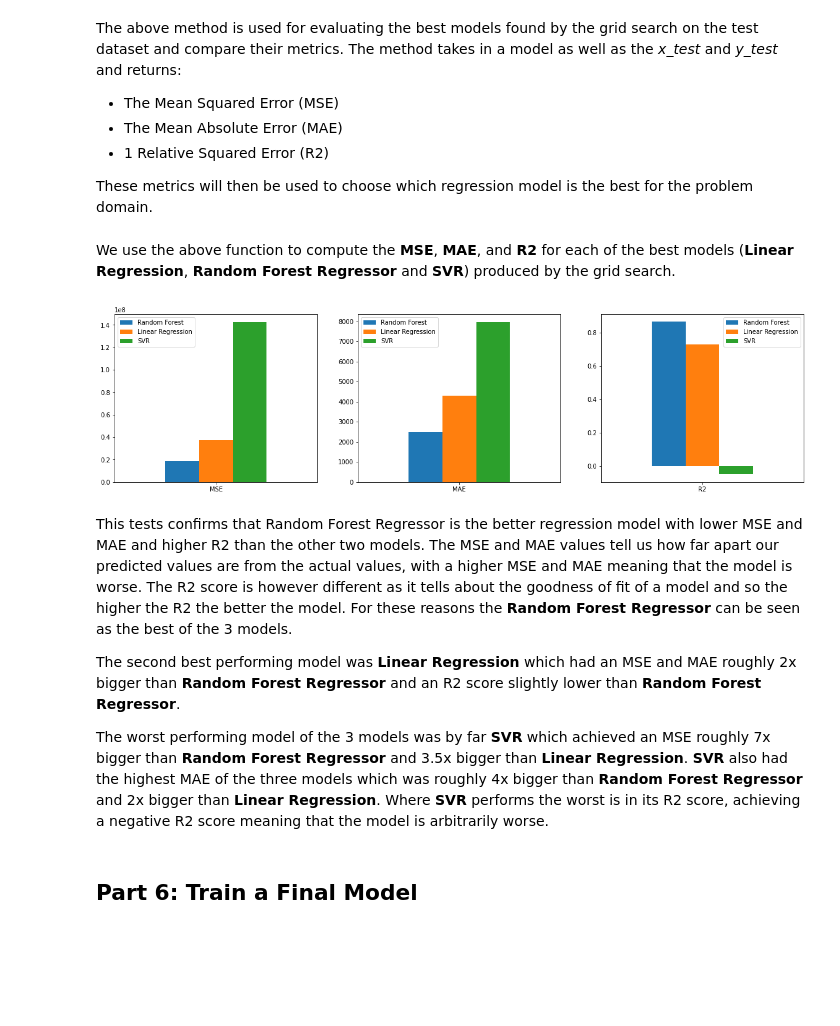
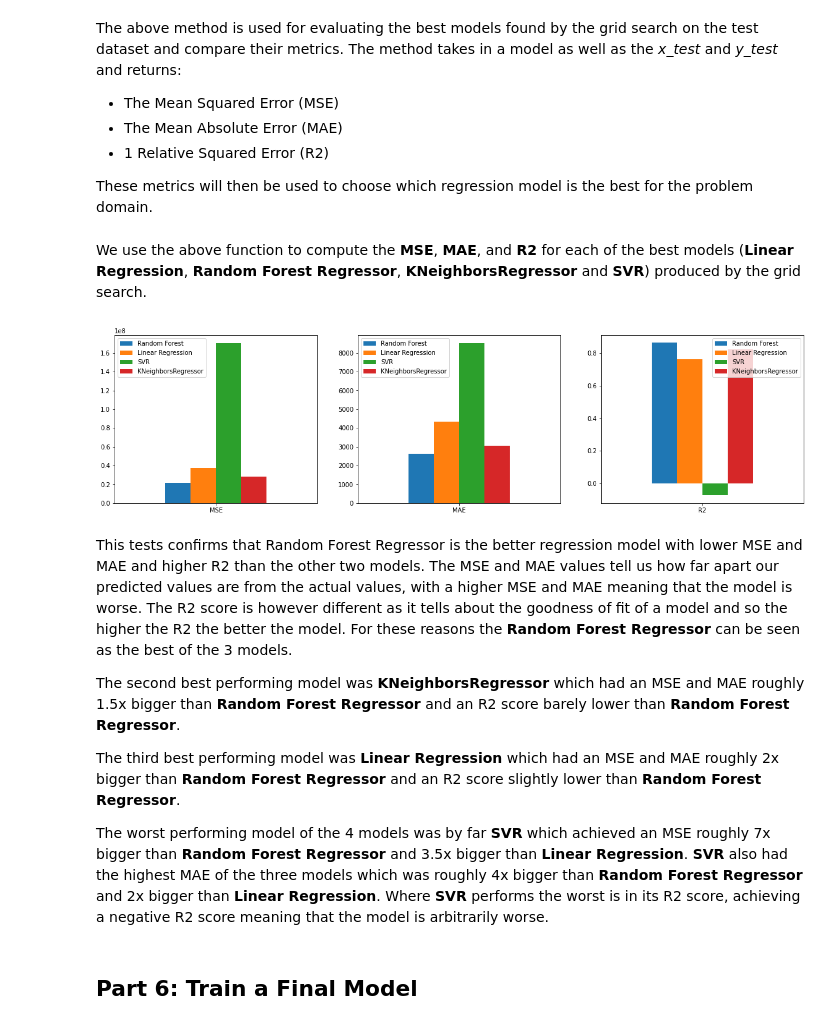
Before and after one commit to seanmorrissey98/DataMining, a Jupyter notebook: Etivity5/etivity5.ipynb, the cells around one changed output. Saved outputs shown, nothing was run; the diff lists cells and outputs as text; code cells hidden in the pictures; blank space fills up the shorter version.

Commit message:
Added KNR regression model

```diff
--- a/Etivity5/etivity5.ipynb
+++ b/Etivity5/etivity5.ipynb
@@ -411,0 +417,4 @@ It also shows that the best **dimensionality reduction** method for `SVR` was Re
+# %%
+pipe = Pipeline(steps=[('preprocess', preprocess_pipeline),
+                       ('reduce_dim', 'passthrough'),
+                       ('regresson', KNeighborsRegressor())])
@@ -437,29 +495,32 @@ These metrics will then be used to choose which regression model is the best for
 RF_mse, RF_mae, RF_r2 = evaluate_model(X_test, y_test, RF_best_model)
 LR_mse, LR_mae, LR_r2 = evaluate_model(X_test, y_test, LR_best_model)
 SVR_mse, SVR_mae, SVR_r2 = evaluate_model(X_test, y_test, SVR_best_model)
+KNR_mse, KNR_mae, KNR_r2 = evaluate_model(X_test, y_test, KNR_best_model)
 # %% [markdown]
-We use the above function to compute the **MSE**, **MAE**, and **R2** for each of the best models (**Linear Regression**, **Random Forest Regressor** and **SVR**) produced by the grid search.
+We use the above function to compute the **MSE**, **MAE**, and **R2** for each of the best models (**Linear Regression**, **Random Forest Regressor**, **KNeighborsRegressor** and **SVR**) produced by the grid search.
 # %%
 # Create Pandas Barplots
-df_mse = pd.DataFrame({'Random Forest': RF_mse, 'Linear Regression': LR_mse, 'SVR': SVR_mse}, index=['MSE'])
-df_mae = pd.DataFrame({'Random Forest': RF_mae, 'Linear Regression': LR_mae, 'SVR': SVR_mae}, index=['MAE'])
-df_r2 = pd.DataFrame({'Random Forest': RF_r2, 'Linear Regression': LR_r2, 'SVR': SVR_r2}, index=['R2'])
+df_mse = pd.DataFrame({'Random Forest': RF_mse, 'Linear Regression': LR_mse, 'SVR': SVR_mse, 'KNeighborsRegressor': KNR_mse}, index=['MSE'])
+df_mae = pd.DataFrame({'Random Forest': RF_mae, 'Linear Regression': LR_mae, 'SVR': SVR_mae, 'KNeighborsRegressor': KNR_mae}, index=['MAE'])
+df_r2 = pd.DataFrame({'Random Forest': RF_r2, 'Linear Regression': LR_r2, 'SVR': SVR_r2, 'KNeighborsRegressor': KNR_r2}, index=['R2'])
 
 fig, axes = plt.subplots(nrows=1, ncols=3, figsize=(20, 5))
 
 df_mse.plot.bar(rot=0, ax=axes[0])
 df_mae.plot.bar(rot=0, ax=axes[1])
 df_r2.plot.bar(rot=0, ax=axes[2])
 
 plt.show()
 # %% [output]
-[figure, old version]
+[figure, new version]
 # %% [markdown]
 This tests confirms that Random Forest Regressor is the better regression model with lower MSE and MAE and higher R2 than the other two models. The MSE and MAE values tell us how far apart our predicted values are from the actual values, with a higher MSE and MAE meaning that the model is worse. The R2 score is however different as it tells about the goodness of fit of a model and so the higher the R2 the better the model. For these reasons the **Random Forest Regressor** can be seen as the best of the 3 models.
 
-The second best performing model was **Linear Regression** which had an MSE and MAE roughly 2x bigger than **Random Forest Regressor** and an R2 score slightly lower than **Random Forest Regressor**.
+The second best performing model was **KNeighborsRegressor** which had an MSE and MAE roughly 1.5x bigger than **Random Forest Regressor** and an R2 score barely lower than **Random Forest Regressor**.
 
-The worst performing model of the 3 models was by far **SVR** which achieved an MSE roughly 7x bigger than **Random Forest Regressor** and 3.5x bigger than **Linear Regression**. **SVR** also had the highest MAE of the three models which was roughly 4x bigger than **Random Forest Regressor** and 2x bigger than **Linear Regression**. Where **SVR** performs the worst is in its R2 score, achieving a negative R2 score meaning that the model is arbitrarily worse.
+The third best performing model was **Linear Regression** which had an MSE and MAE roughly 2x bigger than **Random Forest Regressor** and an R2 score slightly lower than **Random Forest Regressor**.
+
+The worst performing model of the 4 models was by far **SVR** which achieved an MSE roughly 7x bigger than **Random Forest Regressor** and 3.5x bigger than **Linear Regression**. **SVR** also had the highest MAE of the three models which was roughly 4x bigger than **Random Forest Regressor** and 2x bigger than **Linear Regression**. Where **SVR** performs the worst is in its R2 score, achieving a negative R2 score meaning that the model is arbitrarily worse.
 # %% [markdown]
 ## Part 6: Train a Final Model
 # %%
```
Also changed, not shown: parts of 9 cells of this notebook.
